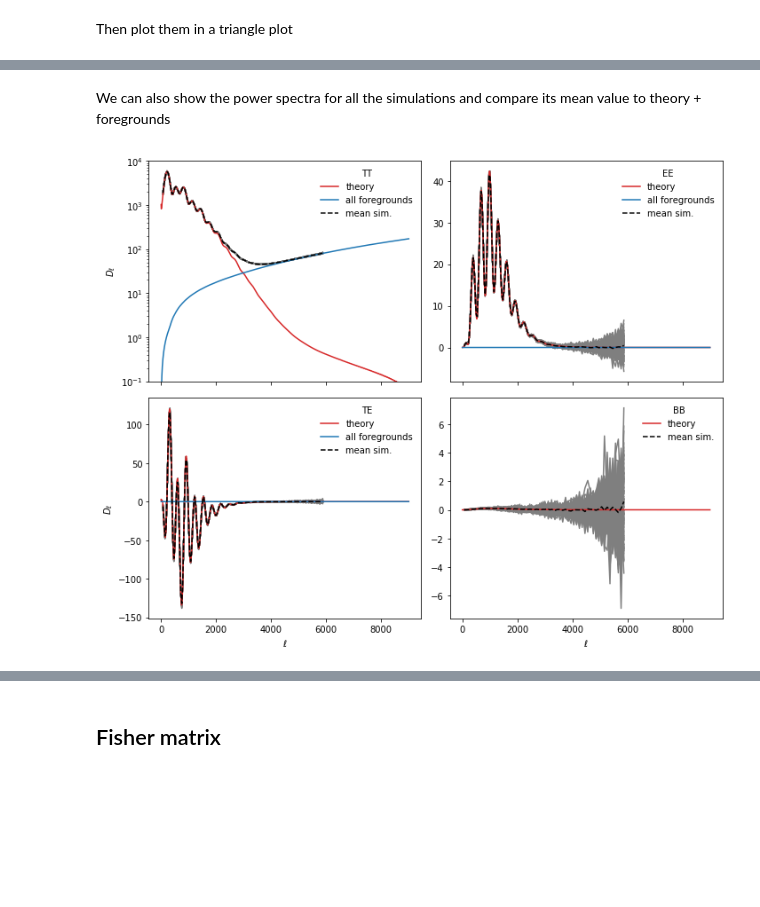
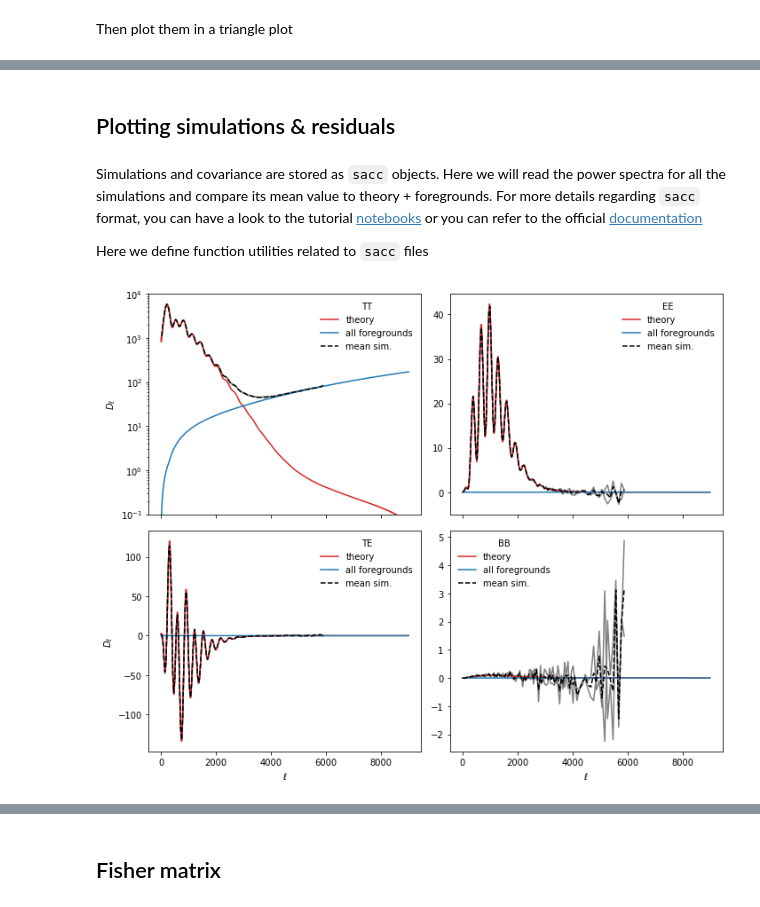
Before and after one commit to simonsobs/LAT_MFLike, a Jupyter notebook: notebooks/mflike_tutorial.ipynb, the cells around one changed output, grey strips where cells are left out. Drawn from its saved outputs; the diff is of its cells as text; code cells hidden in the pictures; blank space fills up the shorter version.

```diff
--- a/notebooks/mflike_tutorial.ipynb
+++ b/notebooks/mflike_tutorial.ipynb
@@ -181,3 +177,6 @@ fg_models = mflike._get_foreground_model(nuisance_params)
+# %%
+from mflike import get_foreground_model
+fg_models = get_foreground_model(nuisance_params, mflike.foregrounds, mflike.freqs, ell=np.arange(lmax))
 # %% [markdown]
 Then plot them in a triangle plot
 # %%
@@ -220,34 +211,50 @@ plt.tight_layout()
-# %% [markdown]
-We can also show the power spectra for all the simulations and compare its mean value to theory +
-foregrounds
+# %% [markdown]
+## Plotting simulations & residuals
+# %% [markdown]
+Simulations and covariance are stored as `sacc` objects. Here we will read the power spectra for all
+the simulations and compare its mean value to theory + foregrounds. For more details regarding `sacc`
+format, you can have a look to the tutorial [notebooks](https://github.com/simonsobs/sacc/tree/master/examples) or you can refer to the official [documentation](https://sacc.readthedocs.io/en/latest/)
+
+Here we define function utilities related to `sacc` files
+# %%
+import os
+import sacc
+def _get_tracers(spec, cross):
+    spins = {"t": ("0", "s0"), "e": ("e", "s2"), "b": ("b", "s2")}
+    data_type = "cl_{}{}".format(spins[spec[0]][0], spins[spec[1]][0])
+    tracers = ["LAT_{}_{}".format(cross[i], spins[spec[i]][1]) for i in range(2)]
+    return data_type, *tracers
+def read_sacc_data(spec, cross, sim_id):
+    fn = os.path.join(mflike.data_folder, "data_sacc_{:05d}.fits".format(sim_id))
+    s = sacc.Sacc.load_fits(fn)
+    return s.get_ell_cl(*_get_tracers(spec, cross))
+def read_sacc_cov(spec, cross):
+    fn = os.path.join(mflike.data_folder, "data_sacc_w_covar_and_Bbl.fits")
+    s_b = sacc.Sacc.load_fits(fn)
+    return s_b.get_ell_cl(*_get_tracers(spec, cross), return_cov=True, return_windows=True)[-2:]
 # %%
 cross = (93, 93)
-nsim = 100
-tmpl = mflike.data_folder + "/Dl_LAT_{}xLAT_{}_{:05d}.dat"
-data = [mflike._read_spectra(tmpl.format(*cross, sim_id)) for sim_id in range(nsim)]
-
-ldata = data[0][0]
-sims = {cl: [data[sim_id][1][cl] for sim_id in range(nsim)]
-        for cl in Cl.keys()}
+nsims = 2
 
 fig, axes = plt.subplots(2, 2, sharex=True, figsize=(10, 8))
-for cl, ax in zip(Cl.keys(), axes.flatten()):
-    for ps in sims[cl]:
-      ax.plot(ldata, ps, color="tab:gray")
-    ax.plot(l, dls[cl], color="tab:red", label="theory")
-    if cl != "bb":
-        ax.plot(l, fg_models[cl, "all", cross[0], cross[1]],
-                color="tab:blue", label="all foregrounds")
-    ax.plot(ldata, np.mean(sims[cl], axis=0), "--k", label="mean sim.")
-    ax.legend(title=cl.upper())
-    if cl == "tt":
+for spec, ax in zip(Cl.keys(), axes.flatten()):
+    cls = []
+    for i in range(nsims):
+        cls += [read_sacc_data(spec, cross, i)]
+        ax.plot(*cls[-1], color="tab:gray")
+    ax.plot(ell, dls[spec][lmin:lmax], color="tab:red", label="theory")
+    fg = fg_models[spec, "all", cross[0], cross[1]][lmin:lmax] if spec != "bb" else np.zeros_like(ell)
+    ax.plot(ell, fg, color="tab:blue", label="all foregrounds")
+    ax.plot(*np.mean(cls, axis=0), "--k", label="mean sim.")
+    ax.legend(title=spec.upper())
+    if spec == "tt":
       ax.set_yscale("log")
       ax.set_ylim(10**-1, 10**4)
 
 for ax in axes[:, 0]:
     ax.set_ylabel(r"$D_\ell$")
 for ax in axes[-1]:
     ax.set_xlabel(r"$\ell$")
 plt.tight_layout()
 # %% [output]
-[figure, old version]
+[figure, new version]
```
Also changed, not shown: parts of 31 cells of this notebook.
